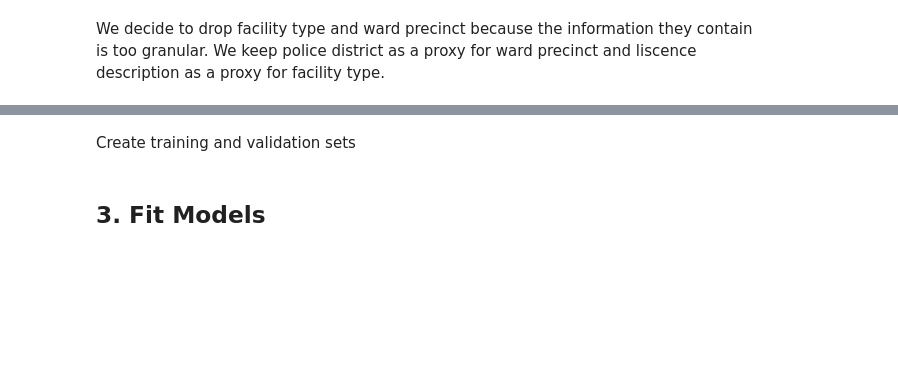
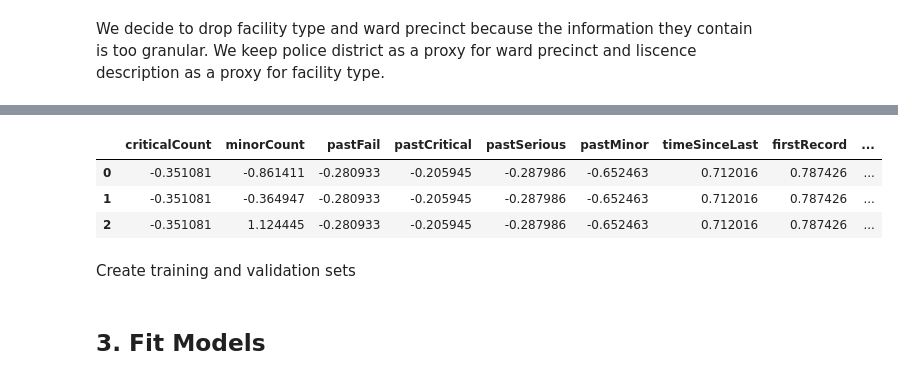
Before and after one commit to sociologyquinn/CSS-Project3-Group1, a Jupyter notebook: Project 3 Students.ipynb, the cells around one changed output, grey strips where cells are left out. Cells and saved outputs as stored; diff of their text form; code cells hidden in the pictures; blank space fills up the shorter version.

```diff
--- a/Project 3 Students.ipynb
+++ b/Project 3 Students.ipynb
@@ -256,6 +259,6 @@ clean = maximum_absolute_scaling(chicago_inspections_2011_to_2013)
 # %%
 # Set target variable.
-y = clean['Results']
+y = chicago_inspections_2011_to_2013['Results']
 ## Comment out the following code if you don't want to binarize the target variable
 y = y.replace({'Pass w/ Conditions': 'Pass'})
 lb_style = LabelBinarizer()
@@ -264,5 +267,5 @@ y = lb_style.fit_transform(y)
 y = np.where(y == 1, 0 ,1)
 
 # All other features in X
-X = clean.drop(columns = ['Results'])
+X = chicago_inspections_2011_to_2013.drop(columns = ['Results'])
 X = pd.get_dummies(X)
@@ -279,3 +272,17 @@ X.head(3)
+# %%
+#Scale data
+X = pd.DataFrame(preprocessing.scale(X), columns = X.columns)
+
+# Use a variance threshold of .8 to remove columns with no variance
+selector = feature_selection.VarianceThreshold(0)
+X = pd.DataFrame(selector.fit_transform(X), columns = X.columns)
+
+X.head(3)
+# %% [output]
+|  | criticalCount | minorCount | pastFail | pastCritical | pastSerious | pastMinor | timeSinceLast | firstRecord | ... |
+| 0 | -0.351081 | -0.861411 | -0.280933 | -0.205945 | -0.287986 | -0.652463 | 0.712016 | 0.787426 | ... |
+| 1 | -0.351081 | -0.364947 | -0.280933 | -0.205945 | -0.287986 | -0.652463 | 0.712016 | 0.787426 | ... |
+| 2 | -0.351081 | 1.124445 | -0.280933 | -0.205945 | -0.287986 | -0.652463 | 0.712016 | 0.787426 | ... |
 # %% [markdown]
 Create training and validation sets
 # %%
```
Also changed, not shown: parts of 31 cells of this notebook.
